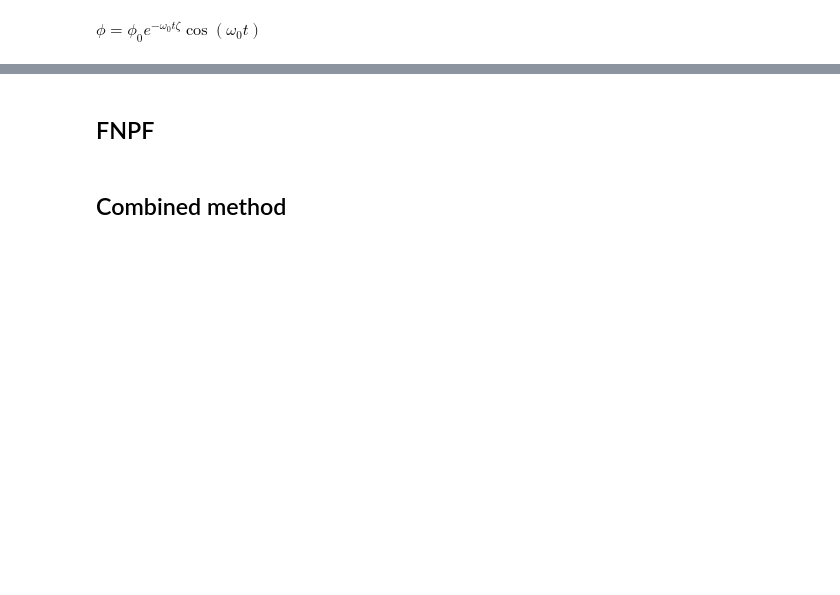
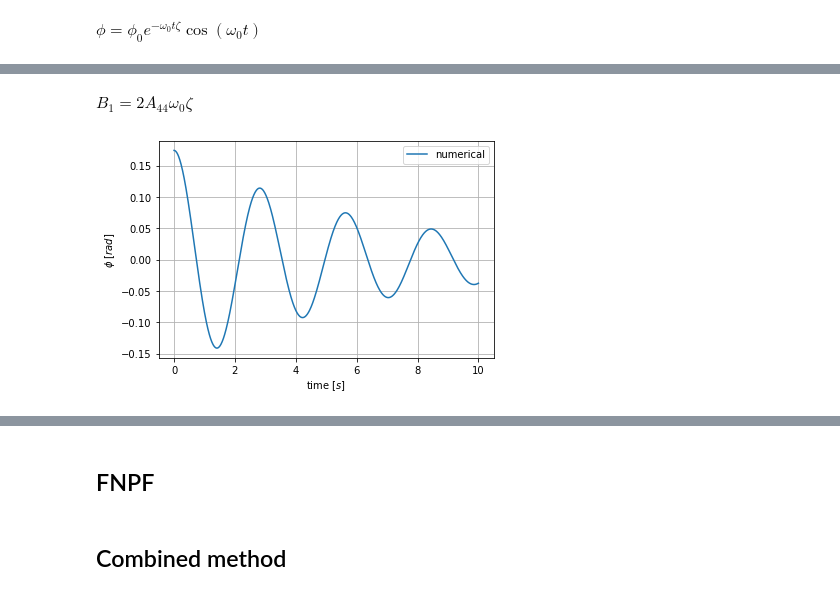
Before and after one commit to martinlarsalbert/Prediction-of-roll-motion-using-fully-nonlinear-potential-flow-and-Ikedas-method, a Jupyter notebook: reports/ISOPE_outline/01.1.outline.ipynb, the cells around one changed output, grey strips where cells are left out. Drawn from its saved outputs; the diff is of its cells as text; code cells hidden in the pictures; blank space fills up the shorter version.

```diff
--- a/reports/ISOPE_outline/01.1.outline.ipynb
+++ b/reports/ISOPE_outline/01.1.outline.ipynb
@@ -107,0 +179,7 @@ $\displaystyle \phi = \phi_{0} e^{- \omega_{0} t \zeta} \operatorname{cos}\left(
+# %%
+eq_phi1d = sp.Eq(symbols.phi_dot_dot,
+      sp.solve(equations.roll_decay_equation_cubic_A,symbols.phi_dot_dot)[0])
+
+accelaration_lambda = lambdify(sp.solve(eq_phi1d,symbols.phi_dot_dot)[0])
+
+Math(vlatex(eq_phi1d))
@@ -107,0 +190,4 @@ $\displaystyle \phi = \phi_{0} e^{- \omega_{0} t \zeta} \operatorname{cos}\left(
+# %%
+equations.B_1_zeta_eq
+# %% [output]
+$\displaystyle B_{1} = 2 A_{44} \omega_{0} \zeta$
@@ -107,0 +196,69 @@ $\displaystyle \phi = \phi_{0} e^{- \omega_{0} t \zeta} \operatorname{cos}\left(
+# %%
+eqs = [
+    equations.B_1_zeta_eq,
+    equations.analytical_solution,
+      ]
+
+analytical_solution_B_1 = sp.Eq(symbols.phi,
+                                sp.simplify(sp.solve(eqs,symbols.zeta,symbols.phi)[0][1]))
+analytical_lambda = lambdify(sp.solve(analytical_solution_B_1,symbols.phi)[0])
+# %%
+class RollDecayStateSpace():
+
+    def __init__(self,B_1A, C_1A, B_2A=0, B_3A=0, C_3A=0, C_5A=0):
+        self.parameters = {
+            'B_1A':B_1A,
+            'B_2A':B_2A,
+            'B_3A':B_3A,
+            'C_1A':C_1A,
+            'C_3A':C_3A,
+            'C_5A':C_5A}
+
+    def time_step(self,t,states):
+
+        phi = states[0]
+        phi1d = states[1]
+        phi2d = accelaration_lambda(**self.parameters, phi=phi, phi1d=phi1d)
+
+        d_states_dt = np.array([phi1d, phi2d])
+        return d_states_dt
+
+    def simulate(self,t,phi0=np.deg2rad(10),phi1d0=0):
+
+        initial_state = [phi0,phi1d0]
+
+        t_span = [t[0], t[-1]]
+
+        result = solve_ivp(fun=self.time_step, t_span=t_span,  y0=initial_state, t_eval=t)
+        assert result.success
+        df_result = pd.DataFrame(index=result.t, data=result.y.T, columns = ['phi','phi1d'])
+        return df_result
+
+A_44 = 1.0
+B_1 = 0.3
+C_1 = 5.0
+B_1A = B_1/A_44
+C_1A = C_1/A_44
+
+
+t = np.linspace(0,10,1000)
+phi_0=np.deg2rad(10)
+phi_01d=0
+
+## State space:
+model = RollDecayStateSpace(B_1A=B_1A, C_1A=C_1A)
+
+df_state_space = model.simulate(t=t, phi0=phi_0, phi1d0=phi_01d)
+
+## Analytical
+phi_analytical = analytical_lambda(A_44=A_44, B_1=B_1, omega0=omega0, phi_0=phi_0, phi_01d=phi_01d,
+                                  t=t)
+
+
+fig,ax=plt.subplots()
+df_state_space.plot(y='phi', ax=ax, label='numerical')
+ax.set_ylabel(r'$\phi$ $[rad]$')
+ax.set_xlabel(r'time $[s]$')
+ax.grid(True)
+# %% [output]
+[figure, added]
```
Also changed, not shown: parts of 24 cells of this notebook, 3 other files.
